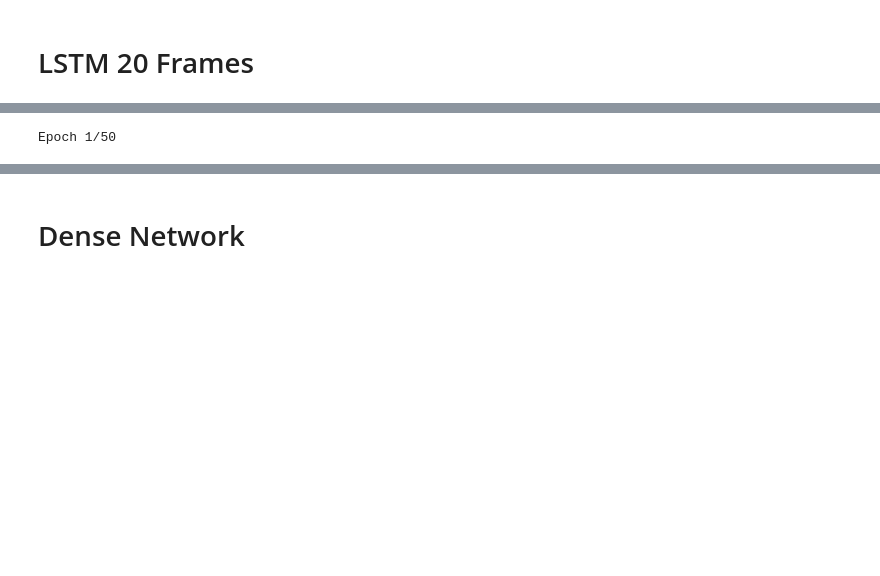
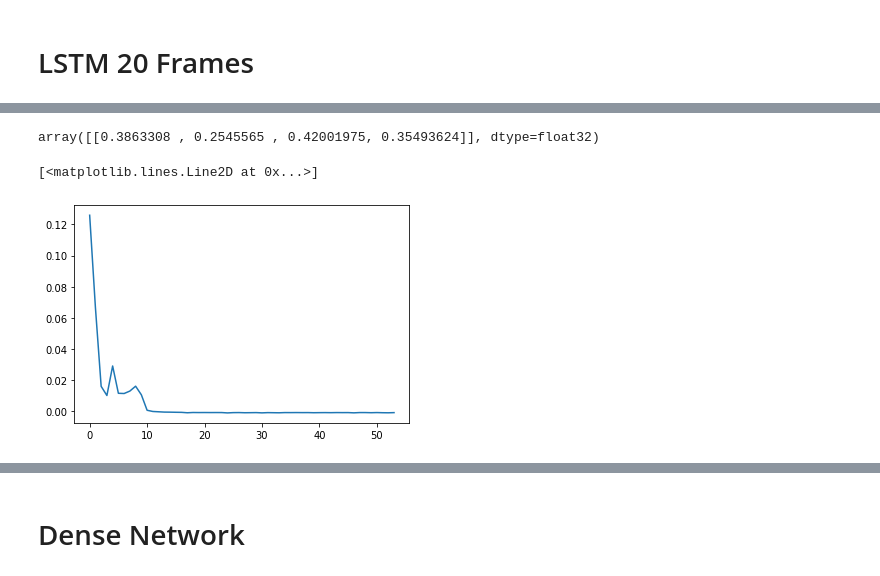
Before and after one commit to akanuasiegbu/BiPOCO, a Jupyter notebook: Trajectory_Pred.ipynb, the cells around one changed output, grey strips where cells are left out. Cells and saved outputs as stored; diff of their text form; code cells hidden in the pictures; blank space fills up the shorter version.

```diff
--- a/Trajectory_Pred.ipynb
+++ b/Trajectory_Pred.ipynb
@@ -367,3 +315,6 @@ yy_test = (test_y - min1)/(max1-min1)
+# %%
+traindict,testdict = getDict()
+xx,yy, xx_test_abnorm, yy_test_abnorm, xx_test_norm, yy_test_norm = normalize_train_max_min(traindict=traindict, testdict=testdict)
 # %%
 print(yy_test.max())
 print(yy_test.min())
@@ -406,9 +381,22 @@ val_univariate = val_univariate.cache().shuffle(BUFFER_SIZE).batch(BATCH_SIZE)
 # LSTM 20 Frames
 # %%
-lstm_20 = keras.Sequential()
-lstm_20.add(keras.layers.InputLayer(input_shape=xx.shape[-2:]))
-lstm_20.add(keras.layers.LSTM(1,return_sequences =True ))
-lstm_20.add(keras.layers.LSTM(1, return_sequences=True) )
-lstm_20.add(keras.layers.LSTM(4) )
-lstm_20.add(keras.layers.Dense(4) )
-lstm_20.compile(optimizer='adam', loss='mae')
+with tf.device('/device:GPU:1'):
+    lstm_20 = keras.Sequential()
+    lstm_20.add(keras.layers.InputLayer(input_shape=xx.shape[-2:]))
+    lstm_20.add(keras.layers.LSTM(4,return_sequences =True ))
+    lstm_20.add(keras.layers.LSTM(3,return_sequences =True ))
+    lstm_20.add(keras.layers.LSTM(6,return_sequences =True ))
+    lstm_20.add(keras.layers.LSTM(4,return_sequences =True ))
+    lstm_20.add(keras.layers.LSTM(4,return_sequences =True ))
+    lstm_20.add(keras.layers.LSTM(4) )
+    lstm_20.add(keras.layers.Dense(4) )
+    opt = tf.keras.optimizers.Adam(learning_rate=8.726e-06)
+    checkpoint_cb = keras.callbacks.ModelCheckpoint("lstm_5_arc_model.h5",
+                                                       save_best_only = True)
+    early_stopping = tf.keras.callbacks.EarlyStopping(monitor='val_loss', min_delta=0.0005, patience=5)
+    lstm_20.compile(optimizer=opt, loss=bb_intersection_over_union, metrics='mse')
+
+    lstm_20_history_1= lstm_20.fit(train_univariate,
+                               validation_data = val_univariate,
+                               epochs=100,
+                               callbacks = [early_stopping])
@@ -432,8 +439,16 @@ Trainable params: 152
 Non-trainable params: 0
 _________________________________________________________________
-# %%
-# Some
-lstm_20_history_1= lstm_20.fit(train_univariate,validation_data = val_univariate  , epochs=50)
-# %% [output]
-Epoch 1/50
+# %%
+lstm_20.predict(xx_test_abnorm[0:1])
+# %% [output]
+array([[0.3863308 , 0.2545565 , 0.42001975, 0.35493624]], dtype=float32)
+# %%
+l =[]
+for los,val in zip(lstm_20_history_1.history['loss'], lstm_20_history_1.history['val_loss']):
+    l.append(np.array([los -val ]))
+# %%
+plt.plot(l)
+# %% [output]
+[<matplotlib.lines.Line2D at 0x...>]
+[figure, added]
 # %%
```
Also changed, not shown: parts of 58 cells of this notebook.
